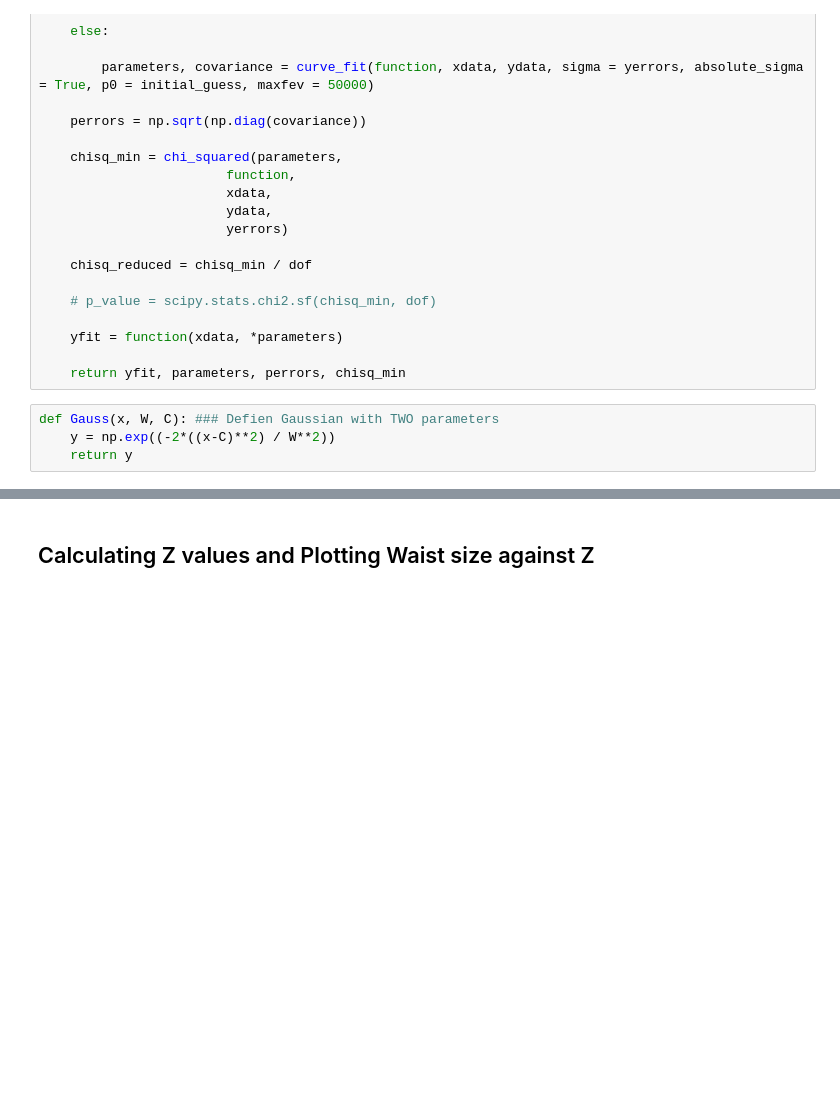
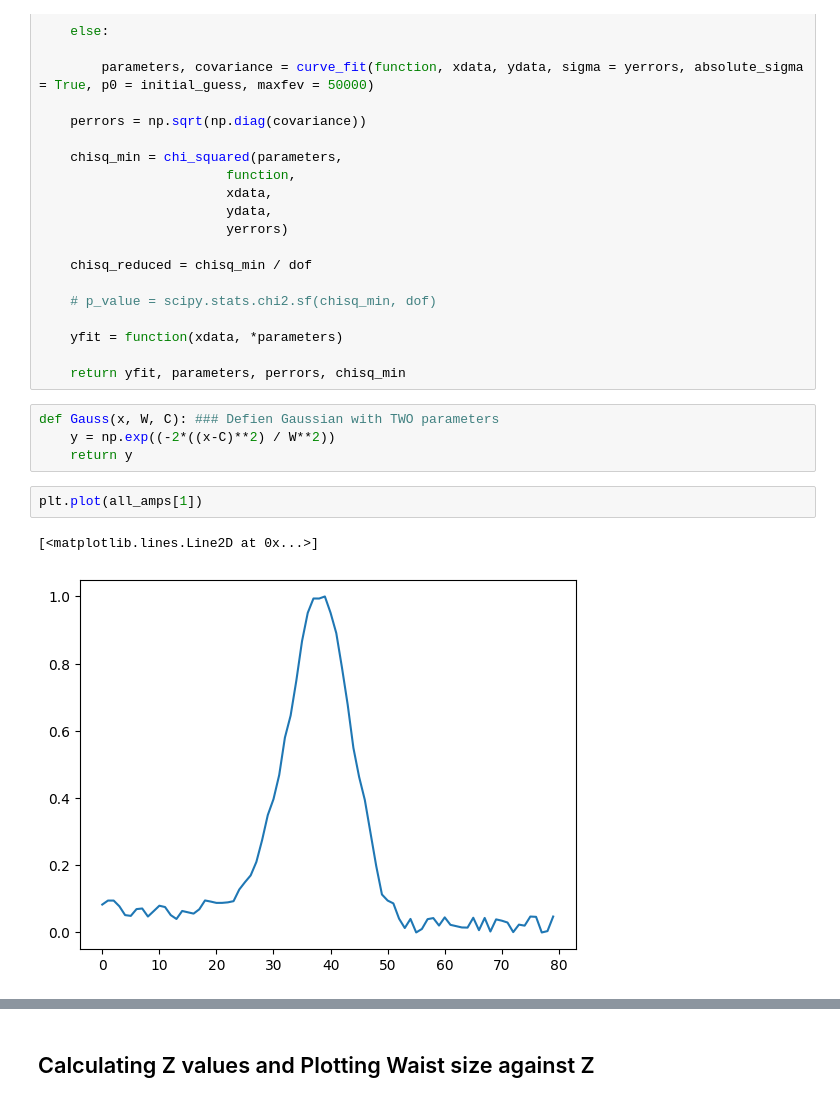
Before and after one commit to akay8/Level4Project, a Jupyter notebook: Cleaved_Fibre.ipynb, the cells around one changed output, grey strips where cells are left out. Saved outputs shown, nothing was run; the diff lists cells and outputs as text; blank space fills up the shorter version.

```diff
--- a/Cleaved_Fibre.ipynb
+++ b/Cleaved_Fibre.ipynb
@@ -211,6 +211,11 @@ def fit_labs(xdata,ydata, yerrors, function, initial_guess):
 def Gauss(x, W, C): ### Defien Gaussian with TWO parameters
     y = np.exp((-2*((x-C)**2) / W**2))
     return y
+# %%
+plt.plot(all_amps[1])
+# %% [output]
+[<matplotlib.lines.Line2D at 0x...>]
+[figure, added]
 # %%
 # Create some empty arrays to store values of interest
 params_ = np.zeros((len(all_distances),2))
```
Also changed, not shown: parts of 9 cells of this notebook.
